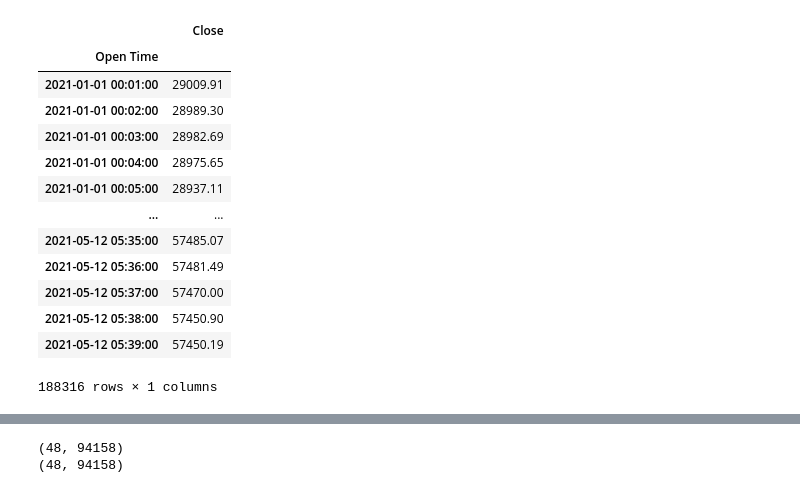
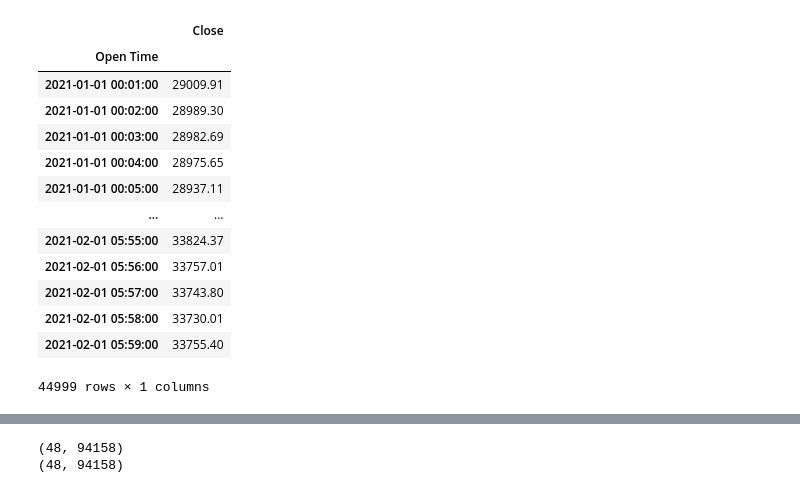
Before and after one commit to cts739337037/intership_tianshu_chu, a Jupyter notebook: newattempt/bitEMDCNN-Copy1.ipynb, the cells around one changed output, grey strips where cells are left out. Cells and saved outputs as stored; diff of their text form; code cells hidden in the pictures.

```diff
--- a/newattempt/bitEMDCNN-Copy1.ipynb
+++ b/newattempt/bitEMDCNN-Copy1.ipynb
@@ -30,22 +30,22 @@ warnings.filterwarnings("ignore")
 # %%
 bit_test = pd.read_csv('bit_c_1m.csv')
 bit_test['Open Time']=pd.to_datetime(bit_test['Open Time'])
 bit_test.set_index('Open Time', inplace=True)
-bit_test=bit_test[1:]
+bit_test=bit_test[1:45000]
 bit_test=pd.DataFrame(bit_test['Close'])
 bit_test
 # %% [output]
 |  | Close |
 | Open Time |  |
 | 2021-01-01 00:01:00 | 29009.91 |
 | 2021-01-01 00:02:00 | 28989.30 |
 | 2021-01-01 00:03:00 | 28982.69 |
 | 2021-01-01 00:04:00 | 28975.65 |
 | 2021-01-01 00:05:00 | 28937.11 |
 | ... | ... |
-| 2021-05-12 05:35:00 | 57485.07 |
-| 2021-05-12 05:36:00 | 57481.49 |
-| 2021-05-12 05:37:00 | 57470.00 |
-| 2021-05-12 05:38:00 | 57450.90 |
-| 2021-05-12 05:39:00 | 57450.19 |
+| 2021-02-01 05:55:00 | 33824.37 |
+| 2021-02-01 05:56:00 | 33757.01 |
+| 2021-02-01 05:57:00 | 33743.80 |
+| 2021-02-01 05:58:00 | 33730.01 |
+| 2021-02-01 05:59:00 | 33755.40 |
-188316 rows × 1 columns
+44999 rows × 1 columns
```
Also changed, not shown: parts of 2 cells of this notebook, 5 other files.
